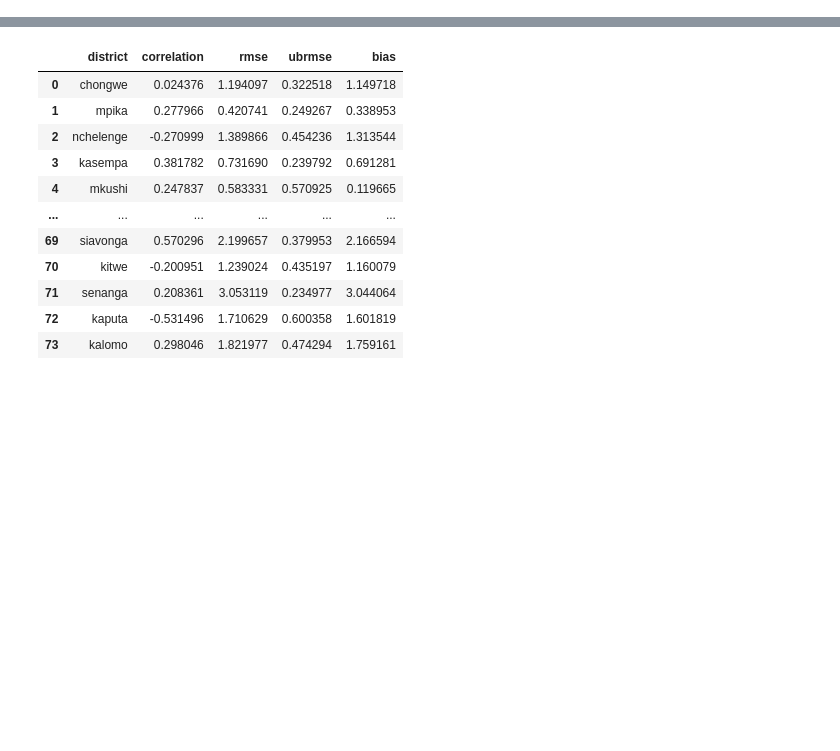
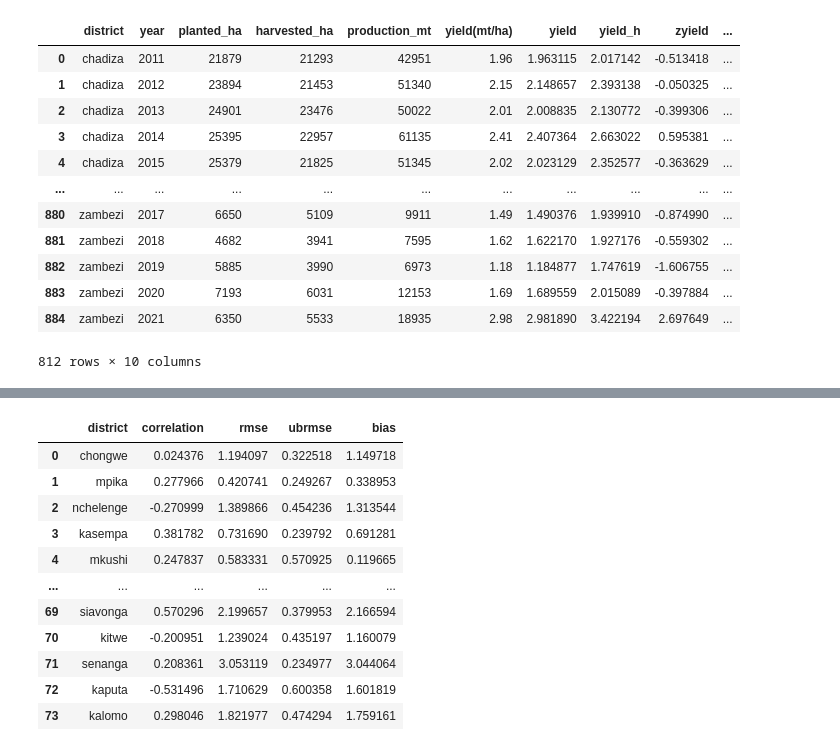
Before and after one commit to franklineronoh/crop-modeling, a Jupyter notebook: zambia/metrics_cultivars.ipynb, the cells around one changed output, grey strips where cells are left out. Drawn from its saved outputs; the diff is of its cells as text; code cells hidden in the pictures; blank space fills up the shorter version.

```diff
--- a/zambia/metrics_cultivars.ipynb
+++ b/zambia/metrics_cultivars.ipynb
@@ -11 +8,48 @@ preharvest=pd.read_csv('data/preharvest/zambia_preharvest_district_data_clean.cs
+# %%
+# read preharvest data
+preharvest_data=pd.read_csv('data/preharvest/zambia_preharvest_district_data_clean.csv')
+cultivars=pd.read_csv('data/cultivartests/cultivars/all_cultivars.csv')
+
+# select only for 2011 to 2021
+preharvest=preharvest_data.loc[(preharvest_data['year']>=2011)&(preharvest_data['year']<=2021)]
+
+# # Read cultivar data
+# import re
+# from pathlib import Path
+# # >>> Path("/tmp/d/a.dat").name
+# # 'a.dat'
+# notempty_files=[]
+# all_files= glob.glob('D:/RONO/rheas/maize_crop_modeling/crop-modeling/zambia/data/cultivartests/cultivars/*.csv')
+# # empty_files1=glob.glob('D:/RONO/cultivars/maize_crop_modeling/crop-modeling/zambia/data/cultivartests/cultivars/*2022.csv')
+# # empty_files=glob.glob('D:/RONO/cultivars/maize_crop_modeling/crop-modeling/zambia/data/cultivartests/cultivars/*2023.csv')
+# # for i in empty_files1:
+# #     empty_files.append(i)
+
+# for file in all_files:
+#     # print(file)
+#     # notempty_files.append(file)
+#     cultivars4=pd.read_csv(file)
+#     x=Path(file).name
+#     # x=name.strip('_.*csv')
+#     # cultivars4['cultivar']=Path(file).name.replace('.csv', '')
+#     cultivars4['cultivar'] = re.sub(r'_\d\d\d\d.csv', '', x)
+#     notempty_files.append(cultivars4)
+#     cultivars=pd.concat(notempty_files, axis=1)
+# # cultivars.to_csv('data/cultivartests/cultivars/all_cultivars.csv')
+# cultivars
+preharvest
+# %% [output]
+|  | district | year | planted_ha | harvested_ha | production_mt | yield(mt/ha) | yield | yield_h | zyield | ... |
+| 0 | chadiza | 2011 | 21879 | 21293 | 42951 | 1.96 | 1.963115 | 2.017142 | -0.513418 | ... |
+| 1 | chadiza | 2012 | 23894 | 21453 | 51340 | 2.15 | 2.148657 | 2.393138 | -0.050325 | ... |
+| 2 | chadiza | 2013 | 24901 | 23476 | 50022 | 2.01 | 2.008835 | 2.130772 | -0.399306 | ... |
+| 3 | chadiza | 2014 | 25395 | 22957 | 61135 | 2.41 | 2.407364 | 2.663022 | 0.595381 | ... |
+| 4 | chadiza | 2015 | 25379 | 21825 | 51345 | 2.02 | 2.023129 | 2.352577 | -0.363629 | ... |
+| ... | ... | ... | ... | ... | ... | ... | ... | ... | ... | ... |
+| 880 | zambezi | 2017 | 6650 | 5109 | 9911 | 1.49 | 1.490376 | 1.939910 | -0.874990 | ... |
+| 881 | zambezi | 2018 | 4682 | 3941 | 7595 | 1.62 | 1.622170 | 1.927176 | -0.559302 | ... |
+| 882 | zambezi | 2019 | 5885 | 3990 | 6973 | 1.18 | 1.184877 | 1.747619 | -1.606755 | ... |
+| 883 | zambezi | 2020 | 7193 | 6031 | 12153 | 1.69 | 1.689559 | 2.015089 | -0.397884 | ... |
+| 884 | zambezi | 2021 | 6350 | 5533 | 18935 | 2.98 | 2.981890 | 3.422194 | 2.697649 | ... |
+812 rows × 10 columns
 # %%
```
Also changed, not shown: parts of 13 cells of this notebook, 42 other files.
